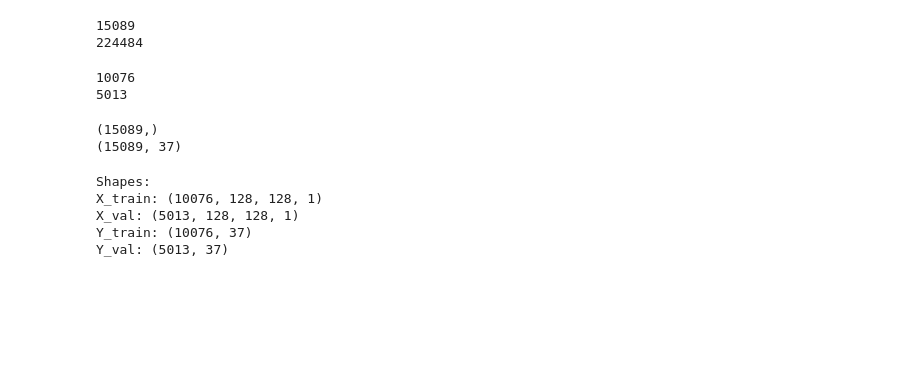
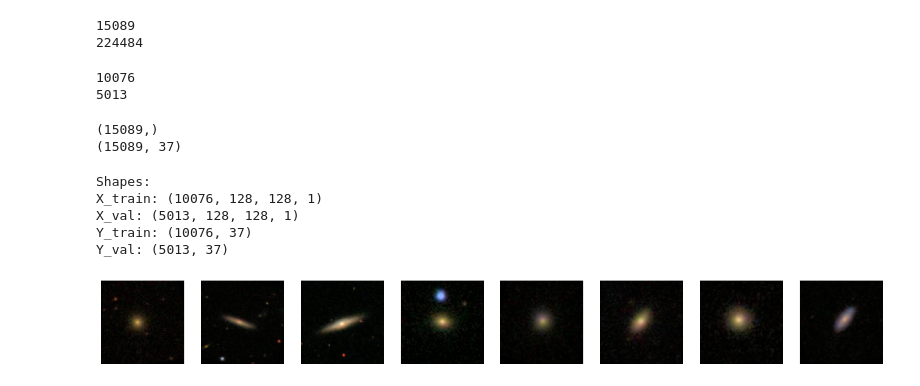
Before and after one commit to Shubh-1879/Galaxy_Morphology_Final, a Jupyter notebook: Data Cleaning.ipynb, the cells around one changed output. Drawn from its saved outputs; the diff is of its cells as text; code cells hidden in the pictures; blank space fills up the shorter version.

```diff
--- a/Data Cleaning.ipynb
+++ b/Data Cleaning.ipynb
@@ -298,0 +344,11 @@ Y_val: (5013, 37)
+# %%
+images, labels = next(iter(train_loader))
+
+fig, axes = plt.subplots(1, 8, figsize=(20, 4))
+for i, ax in enumerate(axes):
+    img = images[i].permute(1, 2, 0).numpy()
+    ax.imshow(img)
+    ax.axis("off")
+plt.show()
+# %% [output]
+[figure, added]
```
Also changed, not shown: parts of 1 cell of this notebook, 1 other file.
